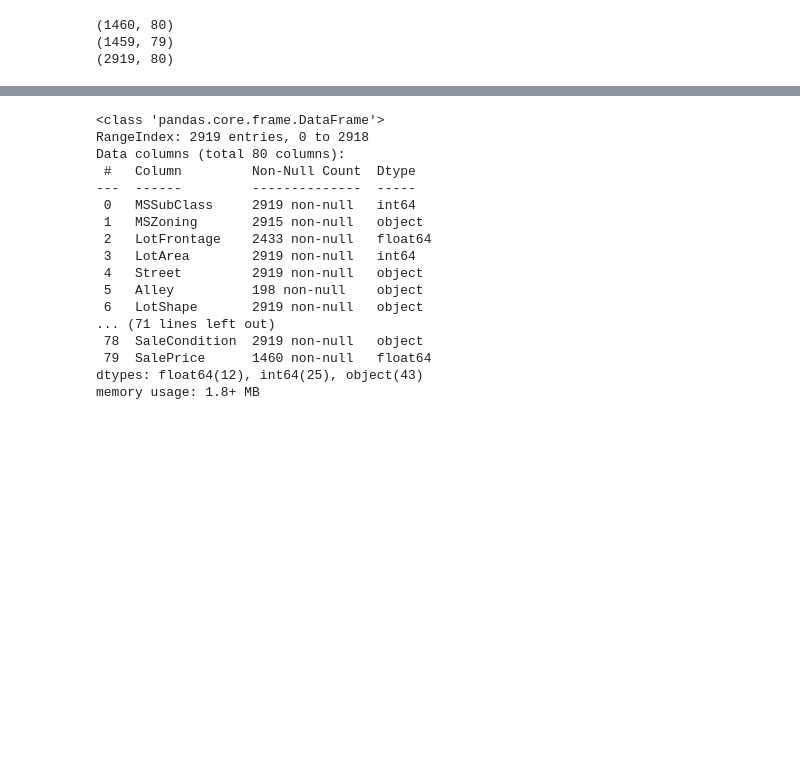
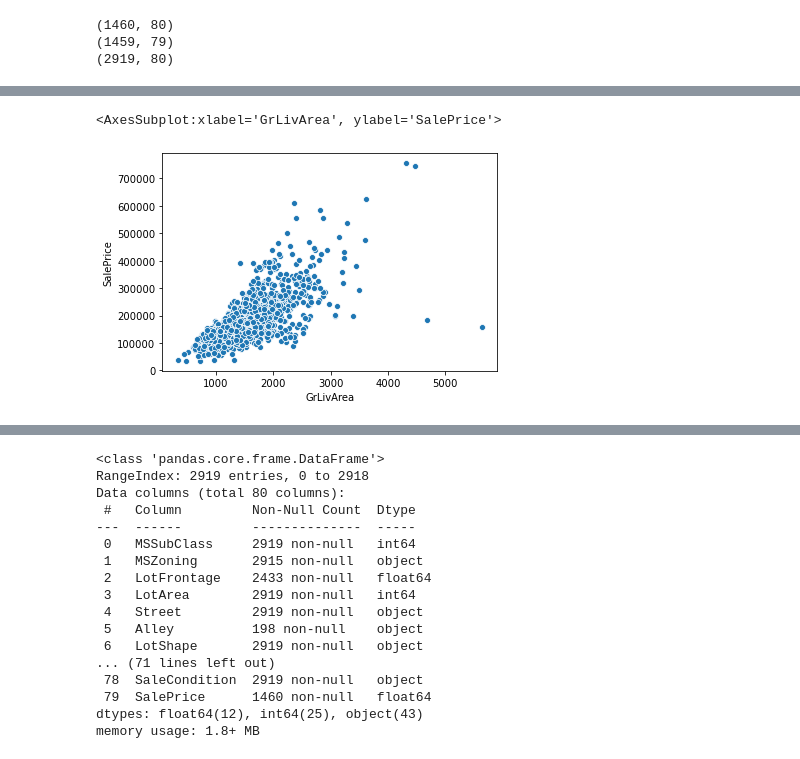
Before and after one commit to shoushimayaUCI/KaggleHousePricePrediction, a Jupyter notebook: Main.ipynb, the cells around one changed output, grey strips where cells are left out. Cells and saved outputs as stored; diff of their text form; code cells hidden in the pictures; blank space fills up the shorter version.

```diff
--- a/Main.ipynb
+++ b/Main.ipynb
@@ -34,0 +44,5 @@ for (columnName, columnData) in df.iteritems():
+# %%
+sns.scatterplot(data=df_train, y='SalePrice', x='GrLivArea')
+# %% [output]
+<AxesSubplot:xlabel='GrLivArea', ylabel='SalePrice'>
+[figure, added]
```
Also changed, not shown: parts of 16 cells of this notebook, 2 other files.
